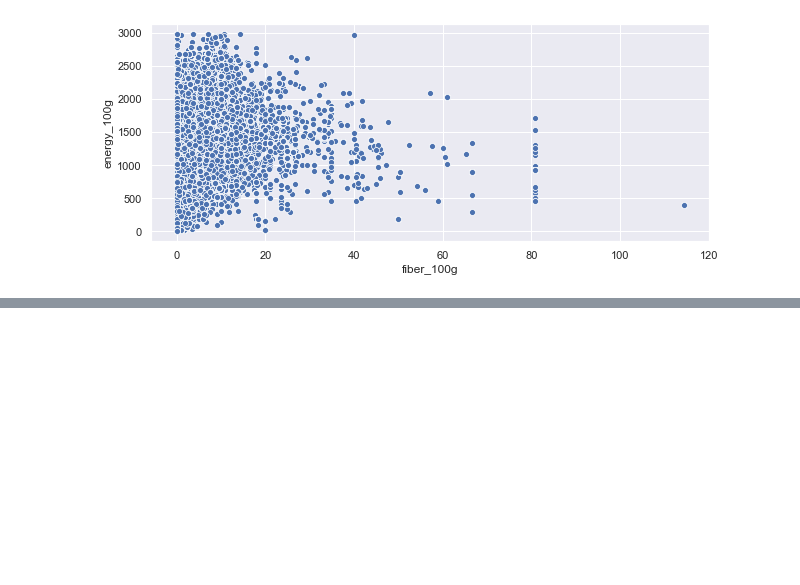
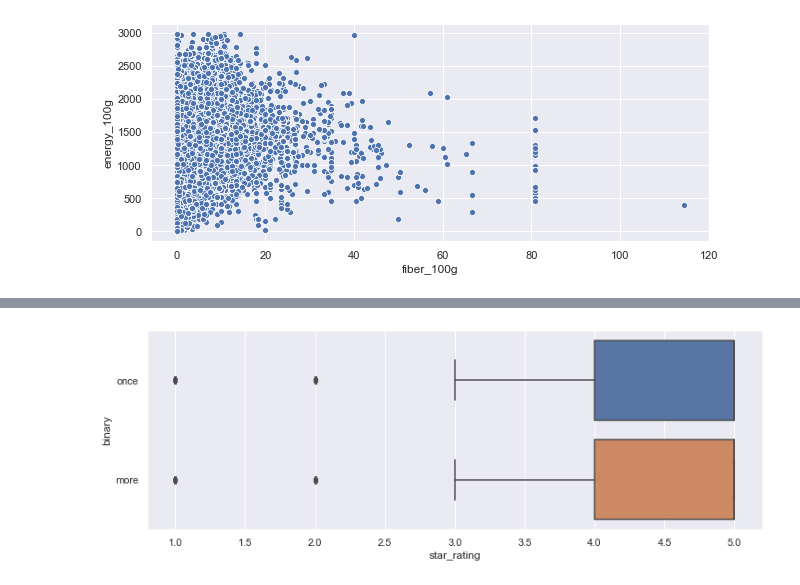
Before and after one commit to davilayang/food-reviews, a Jupyter notebook: 2_exploratory.ipynb, the cells around one changed output, grey strips where cells are left out. Cells and saved outputs as stored; diff of their text form; code cells hidden in the pictures; blank space fills up the shorter version.

```diff
--- a/2_exploratory.ipynb
+++ b/2_exploratory.ipynb
@@ -165,0 +191,9 @@ plt.show()
+# %%
+plt.figure(figsize=(12, 4))
+tmp.assign(binary=lambda df: df.times.apply(lambda d: 'once' if d == 1 else 'more'))\
+    .pipe((sns.boxplot, 'data'), x='star_rating', y='binary')
+# plt.savefig('./figures/buy-times.png', bbox_inches='tight', dpi=300)
+plt.show()
+# no difference in rating
+# %% [output]
+[figure, added]
```
Also changed, not shown: parts of 15 cells of this notebook, 5 other files.
